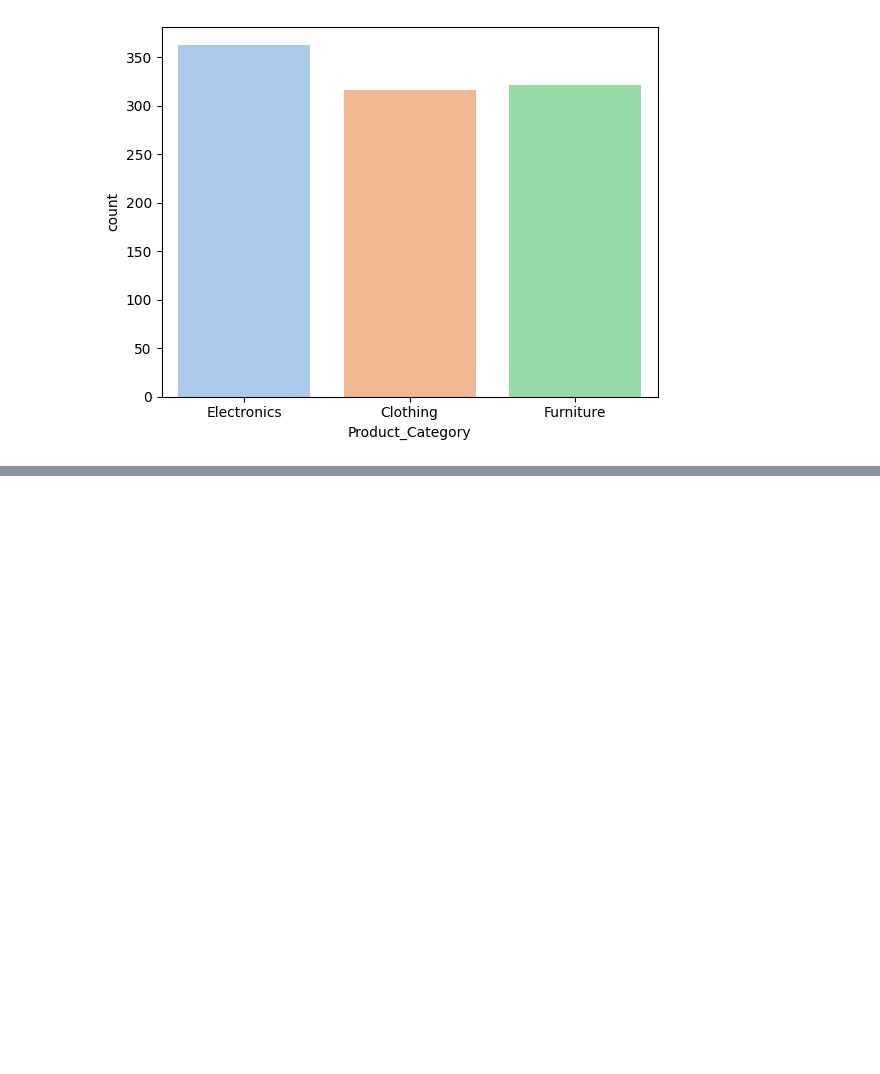
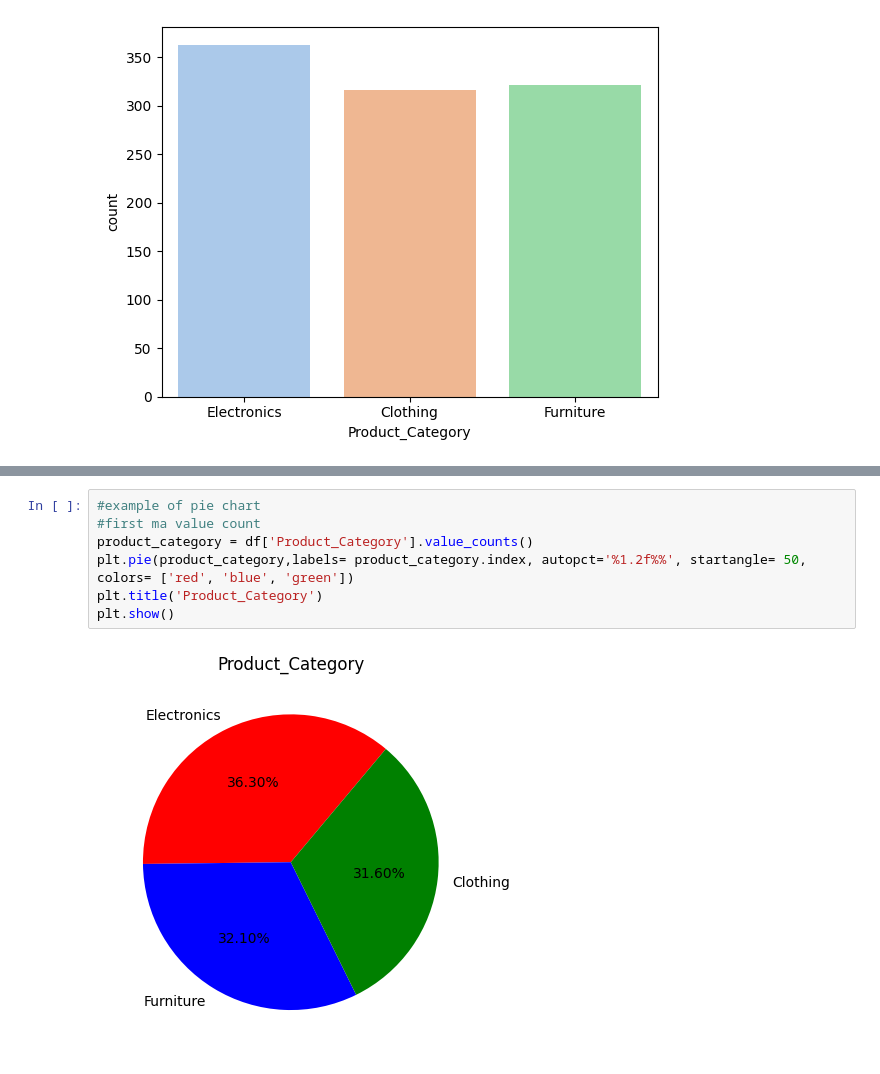
Before and after one commit to itsmeankeet/MachineLearning, a Jupyter notebook: day3/data_analysis/data_visulaxation/dataVisulaization.ipynb, the cells around one changed output, grey strips where cells are left out. Cells and saved outputs as stored; diff of their text form; blank space fills up the shorter version.

```diff
--- a/day3/data_analysis/data_visulaxation/dataVisulaization.ipynb
+++ b/day3/data_analysis/data_visulaxation/dataVisulaization.ipynb
@@ -138,0 +168,9 @@ Passing `palette` without assigning `hue` is deprecated and will be removed in v
+# %%
+#example of pie chart
+#first ma value count
+product_category = df['Product_Category'].value_counts()
+plt.pie(product_category,labels= product_category.index, autopct='%1.2f%%', startangle= 50, colors= ['red', 'blue', 'green'])
+plt.title('Product_Category')
+plt.show()
+# %% [output]
+[figure, added]
```
Also changed, not shown: parts of 8 cells of this notebook, 7 other files.
